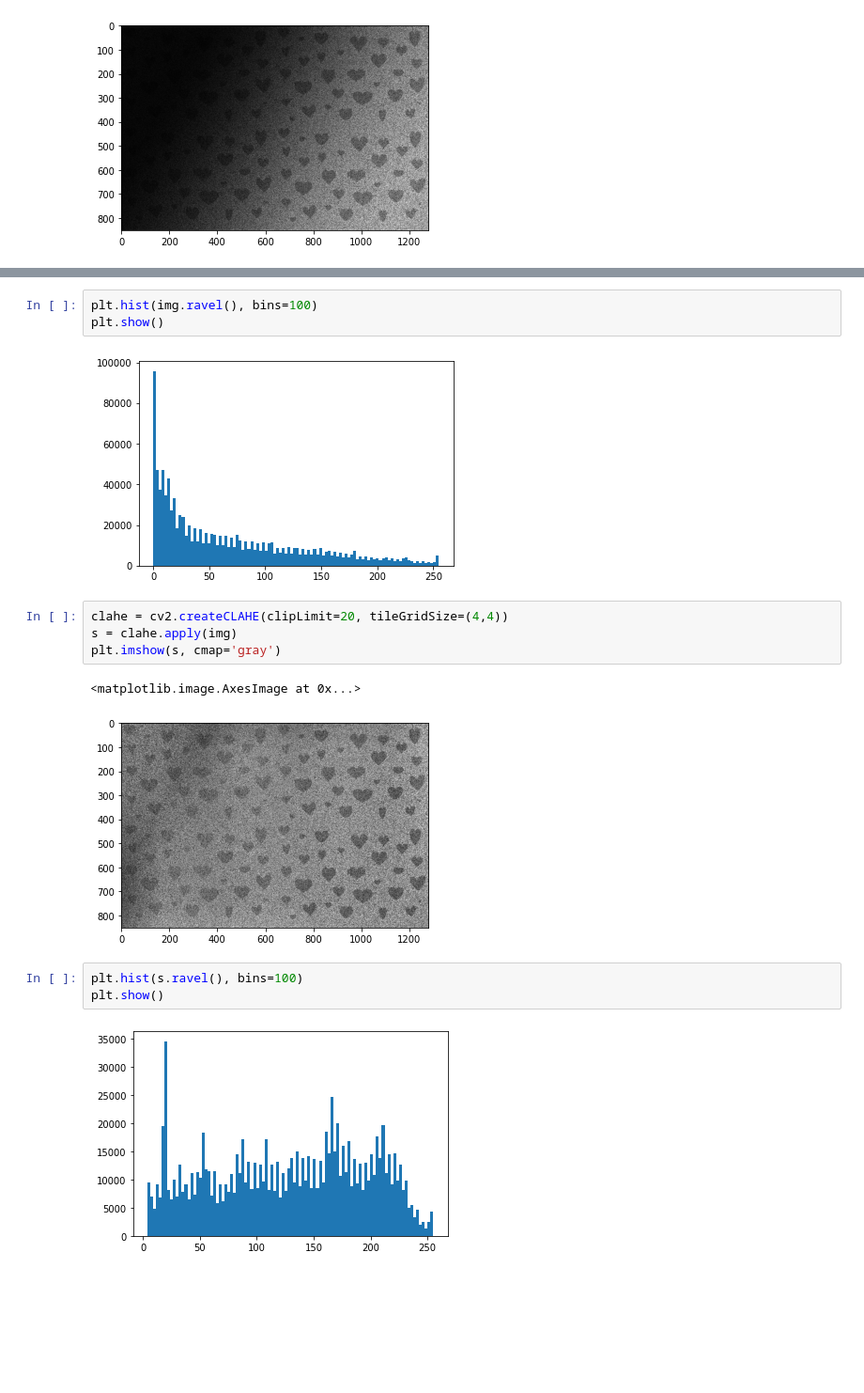
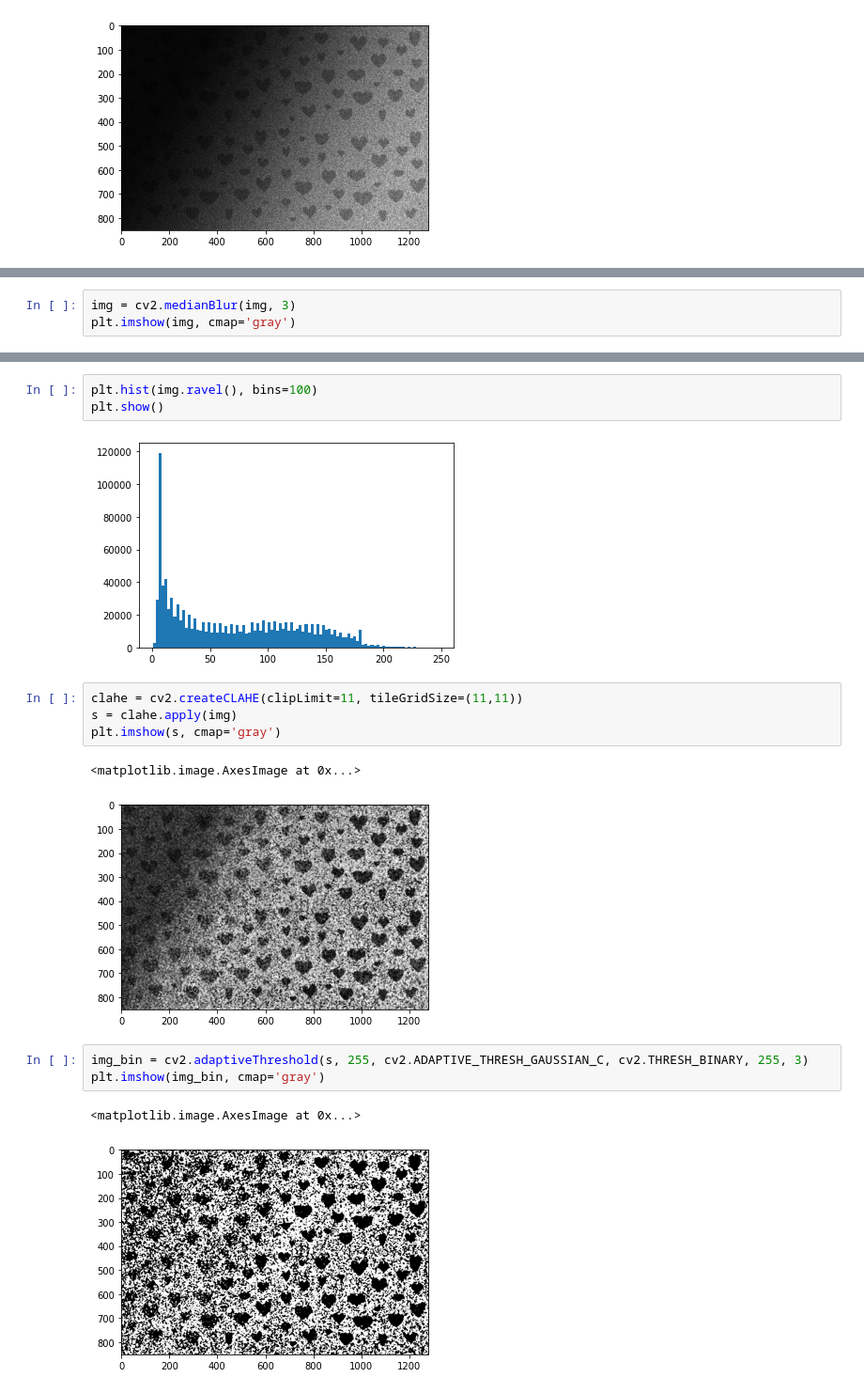
Before and after one commit to AnastasiiaKarliuk/CV, a Jupyter notebook: Hw_1.ipynb, the cells around one changed output, grey strips where cells are left out. Shown at 94% size. Saved outputs shown, nothing was run; the diff lists cells and outputs as text; blank space fills up the shorter version.

Commit message:
strange 5-8 images

```diff
--- a/Hw_1.ipynb
+++ b/Hw_1.ipynb
@@ -118,0 +113,3 @@ plt.imshow(img, cmap='gray')
+# %%
+img = cv2.medianBlur(img, 3)
+plt.imshow(img, cmap='gray')
@@ -120,16 +120,17 @@ plt.imshow(img, cmap='gray')
 plt.hist(img.ravel(), bins=100)
 plt.show()
 # %% [output]
-[figure, old version]
+[figure, new version]
 # %%
-clahe = cv2.createCLAHE(clipLimit=20, tileGridSize=(4,4))
+clahe = cv2.createCLAHE(clipLimit=11, tileGridSize=(11,11))
 s = clahe.apply(img)
 plt.imshow(s, cmap='gray')
 # %% [output]
 <matplotlib.image.AxesImage at 0x...>
-[figure, old version]
+[figure, new version]
 # %%
-plt.hist(s.ravel(), bins=100)
-plt.show()
+img_bin = cv2.adaptiveThreshold(s, 255, cv2.ADAPTIVE_THRESH_GAUSSIAN_C, cv2.THRESH_BINARY, 255, 3)
+plt.imshow(img_bin, cmap='gray')
 # %% [output]
+<matplotlib.image.AxesImage at 0x...>
-[figure, old version]
+[figure, new version]
```
Also changed, not shown: parts of 16 cells of this notebook.
